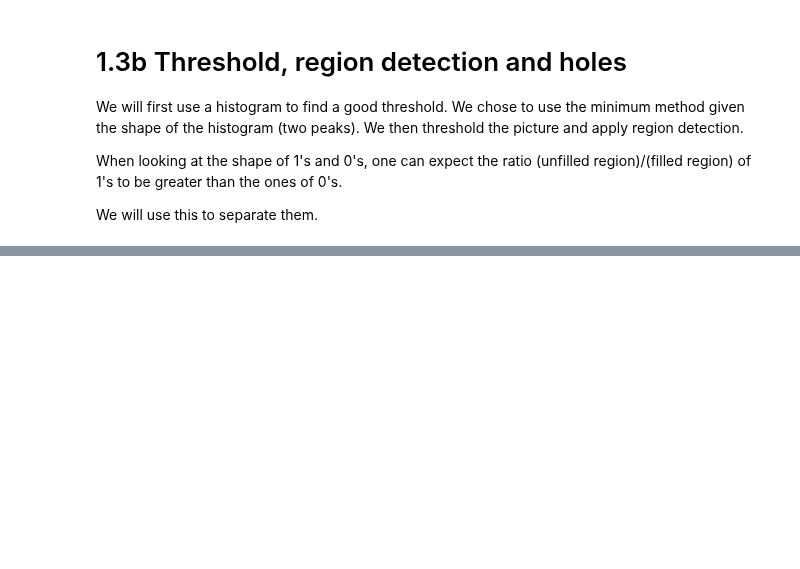
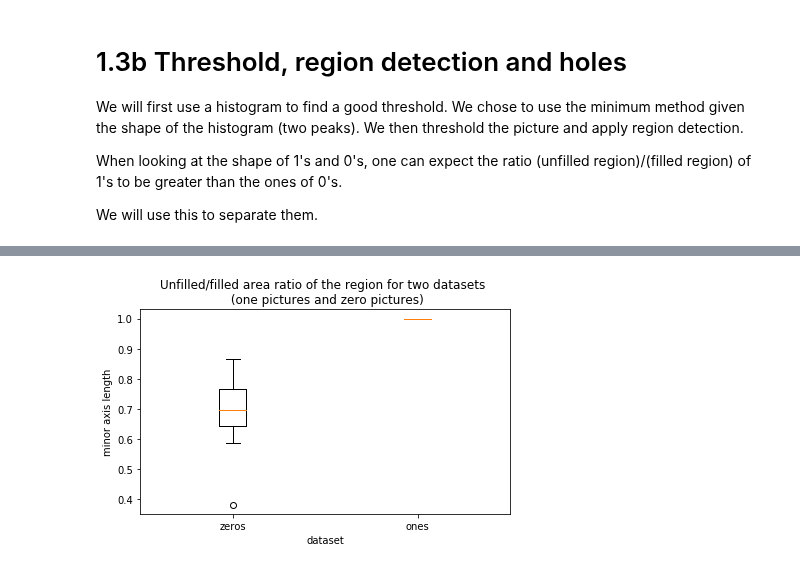
Before and after one commit to LeylaVakilian/PatternRecognition-, a Jupyter notebook: labs/lab_02_object_description.ipynb, the cells around one changed output, grey strips where cells are left out. Cells and saved outputs as stored; diff of their text form; code cells hidden in the pictures; blank space fills up the shorter version.

```diff
--- a/labs/lab_02_object_description.ipynb
+++ b/labs/lab_02_object_description.ipynb
@@ -466,0 +477,27 @@ fig.tight_layout()
+# %%
+# PLOT THE UNFILLED/FILLED AREA RATIO
+
+# record ones' UNFILLED/FILLED AREA RATIO
+ones_ratios = []
+for im in ones_im:
+    r, _ = get_region(im)
+    ones_ratios.append(r.area/r.filled_area)
+
+# record UNFILLED/FILLED AREA RATIO
+zeros_ratios = []
+for im in zeros_im:
+    r, _ = get_region(im)
+    zeros_ratios.append(r.area/r.filled_area)
+
+# plot in 2D
+plt.boxplot([zeros_ratios, ones_ratios])
+
+# make things pretty
+plt.xticks([1,2], ["zeros", "ones"])
+plt.xlabel("dataset")
+plt.ylabel("minor axis length")
+plt.title("Unfilled/filled area ratio of the region for two datasets \n (one pictures and zero pictures)")
+
+plt.tight_layout()
+# %% [output]
+[figure, added]
```
Also changed, not shown: parts of 2 cells of this notebook.
